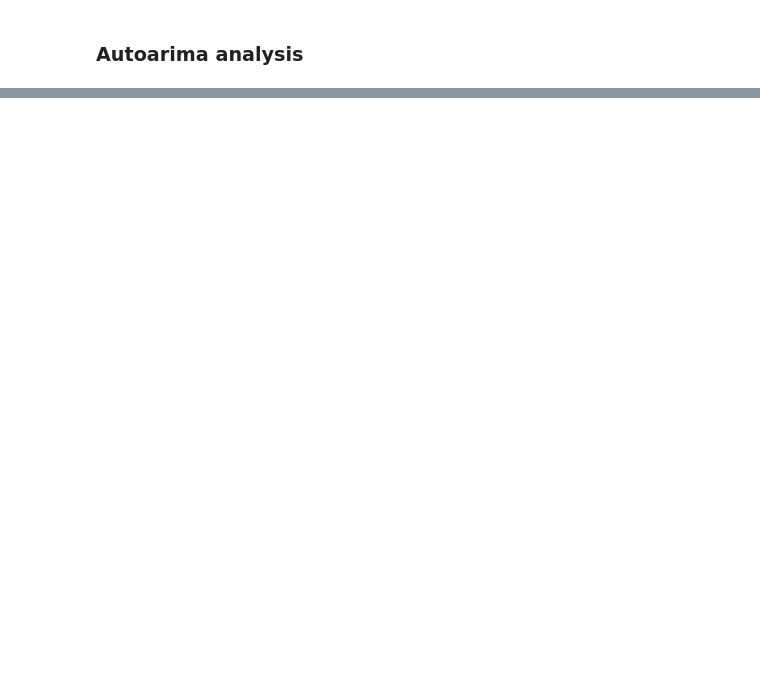
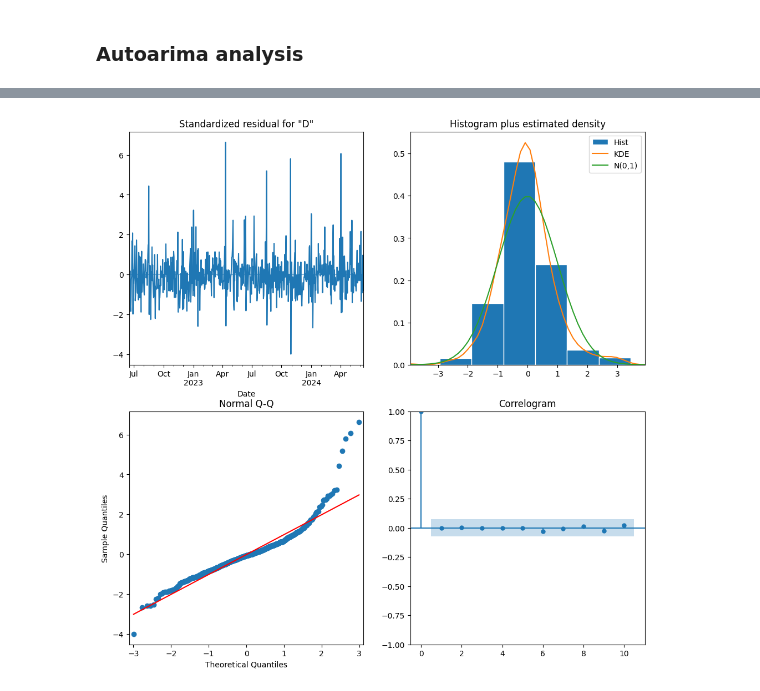
Before and after one commit to AdamKozakowski/Car_accidents_in_Poland_Adam_Kozakowski_Katarzyna_Bocian, a Jupyter notebook: Car_accidents_in_Poland_Adam_Kozakowski_Katarzyna_Bocian.ipynb, the cells around one changed output, grey strips where cells are left out. Drawn from its saved outputs; the diff is of its cells as text; code cells hidden in the pictures; blank space fills up the shorter version.

```diff
--- a/Car_accidents_in_Poland_Adam_Kozakowski_Katarzyna_Bocian.ipynb
+++ b/Car_accidents_in_Poland_Adam_Kozakowski_Katarzyna_Bocian.ipynb
@@ -236,0 +395,4 @@ mean_absolute_percentage_error(test['Interventions'],predictions_all_interventio
+# %%
+model_drunken_drivers = SARIMAX(train['Drivers_under_the_influence_of_alcohol'], exog=train[["is_holiday", 'Friday', 'Monday', 'Saturday', 'Sunday', 'Thursday', 'Tuesday', 'Wednesday']],
+                      order=(4,1,1), seasonal_order=(0,0,2,7)).fit() # Best model:  ARIMA(4,1,1)(0,0,2)[7]
+model_drunken_drivers.summary()
@@ -236,0 +431,4 @@ mean_absolute_percentage_error(test['Interventions'],predictions_all_interventio
+# %%
+diagnostics = model_drunken_drivers.plot_diagnostics(figsize=(12, 12))
+# %% [output]
+[figure, added]
```
Also changed, not shown: parts of 27 cells of this notebook.
